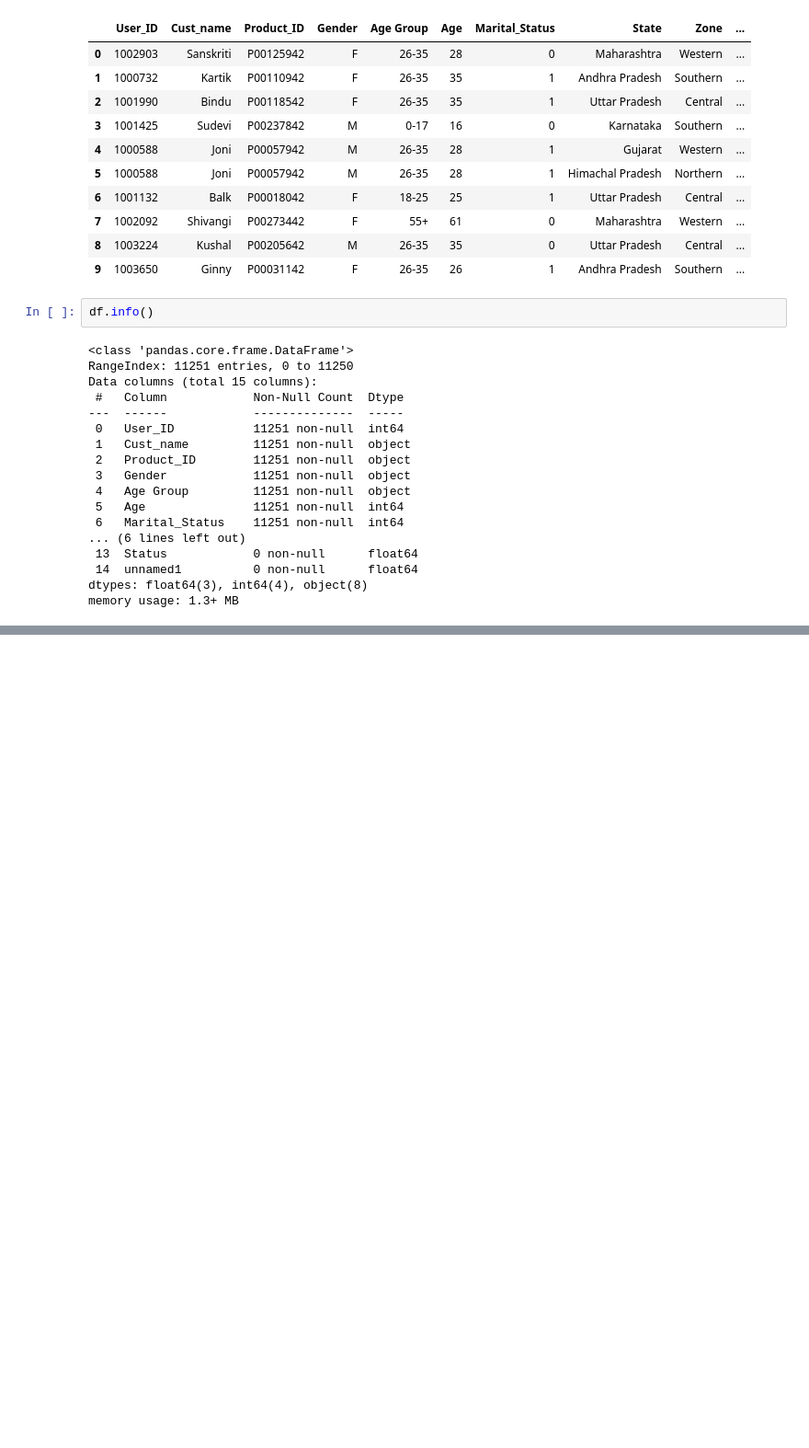
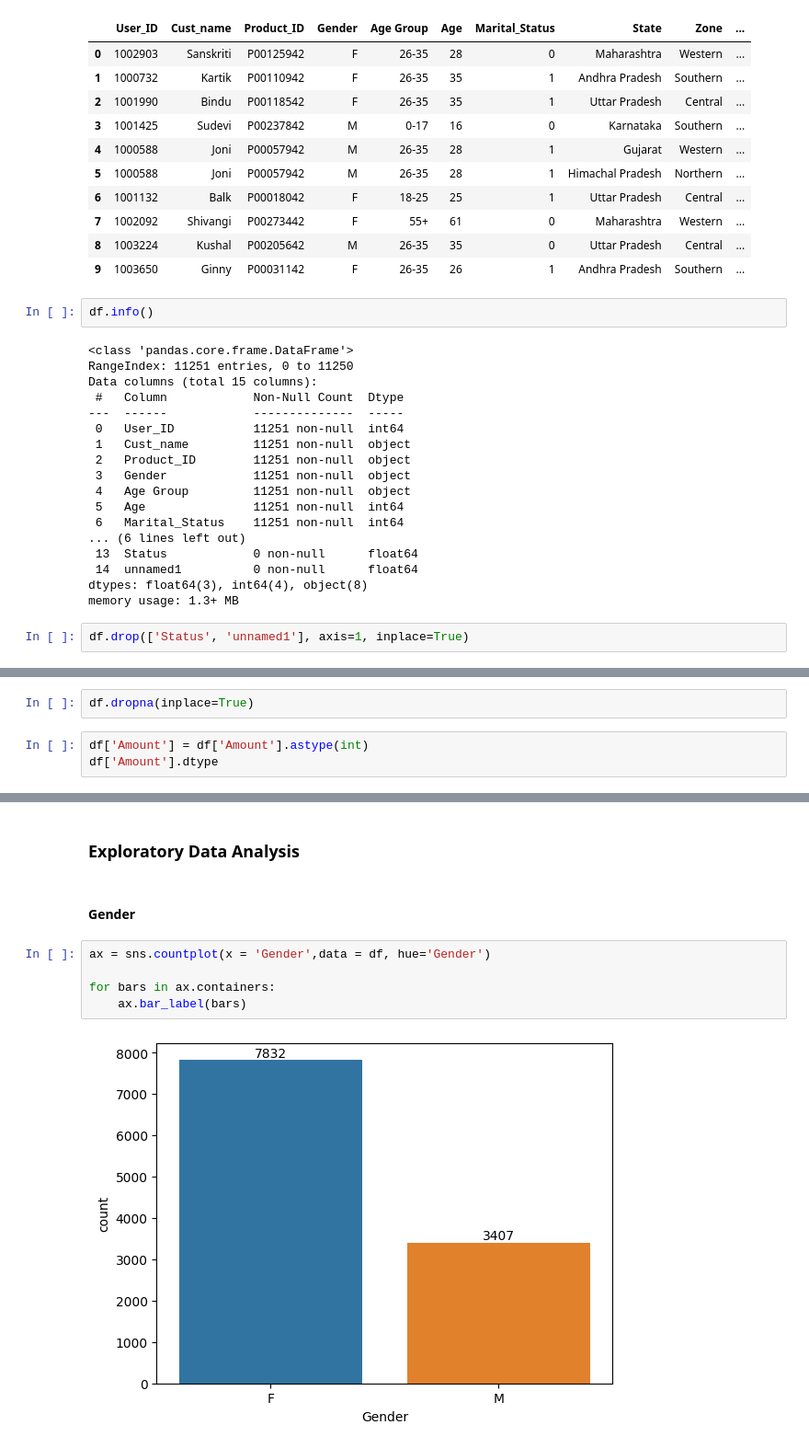
Before and after one commit to Nick444-del/Diwali-Sales-Analysis, a Jupyter notebook: Diwali_Sales_Analysis.ipynb, the cells around one changed output, grey strips where cells are left out. Shown: that part at 92% size. Drawn from its saved outputs; the diff is of its cells as text; blank space fills up the shorter version.

```diff
--- a/Diwali_Sales_Analysis.ipynb
+++ b/Diwali_Sales_Analysis.ipynb
@@ -45,3 +47,5 @@ Data columns (total 15 columns):
  14  unnamed1          0 non-null      float64
 dtypes: float64(3), int64(4), object(8)
 memory usage: 1.3+ MB
+# %%
+df.drop(['Status', 'unnamed1'], axis=1, inplace=True)
@@ -47,0 +85,5 @@ memory usage: 1.3+ MB
+# %%
+df.dropna(inplace=True)
+# %%
+df['Amount'] = df['Amount'].astype(int)
+df['Amount'].dtype
@@ -47,0 +127,11 @@ memory usage: 1.3+ MB
+# %% [markdown]
+### Exploratory Data Analysis
+# %% [markdown]
+#### Gender
+# %%
+ax = sns.countplot(x = 'Gender',data = df, hue='Gender')
+
+for bars in ax.containers:
+    ax.bar_label(bars)
+# %% [output]
+[figure, added]
```
Also changed, not shown: parts of 13 cells of this notebook.
